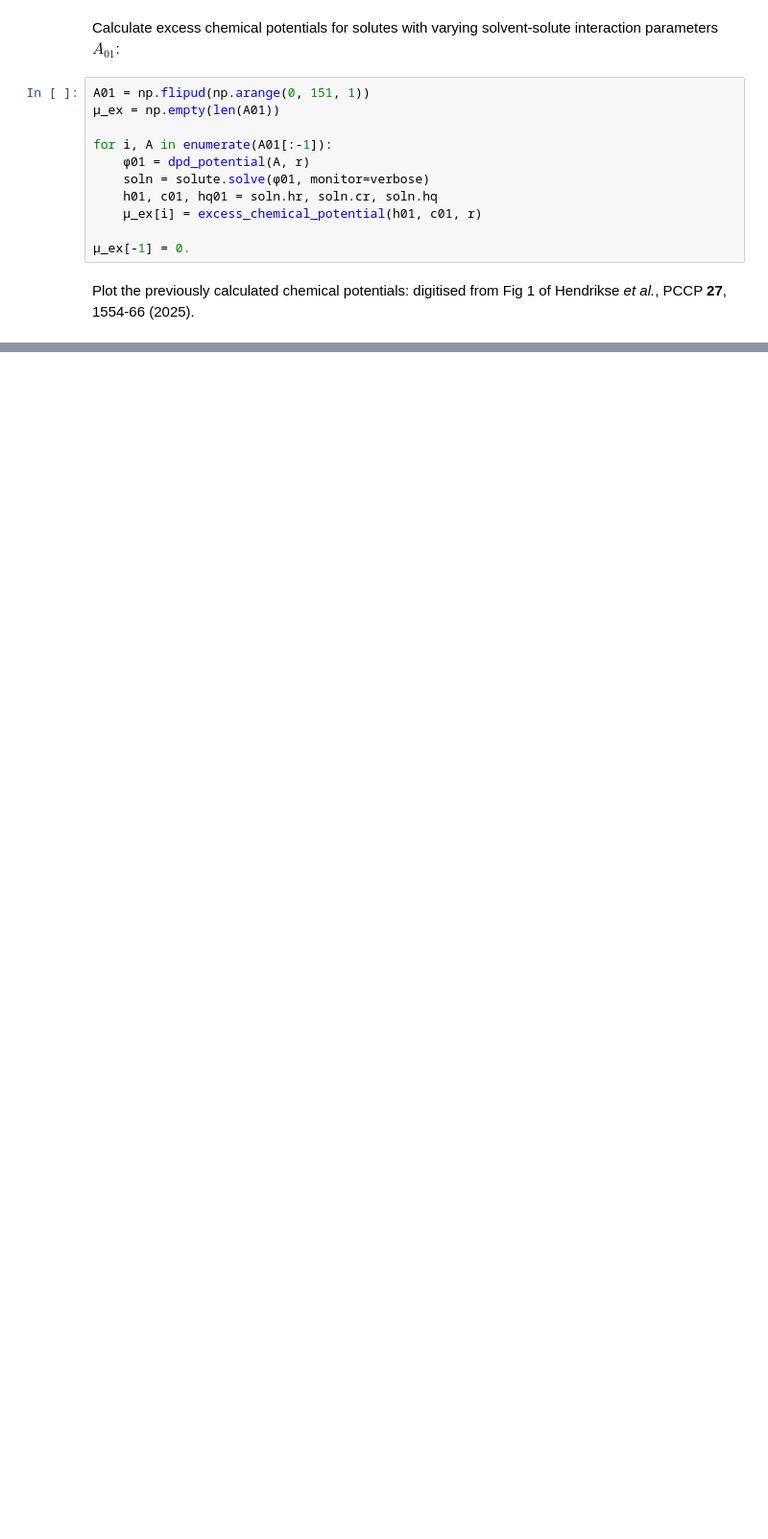
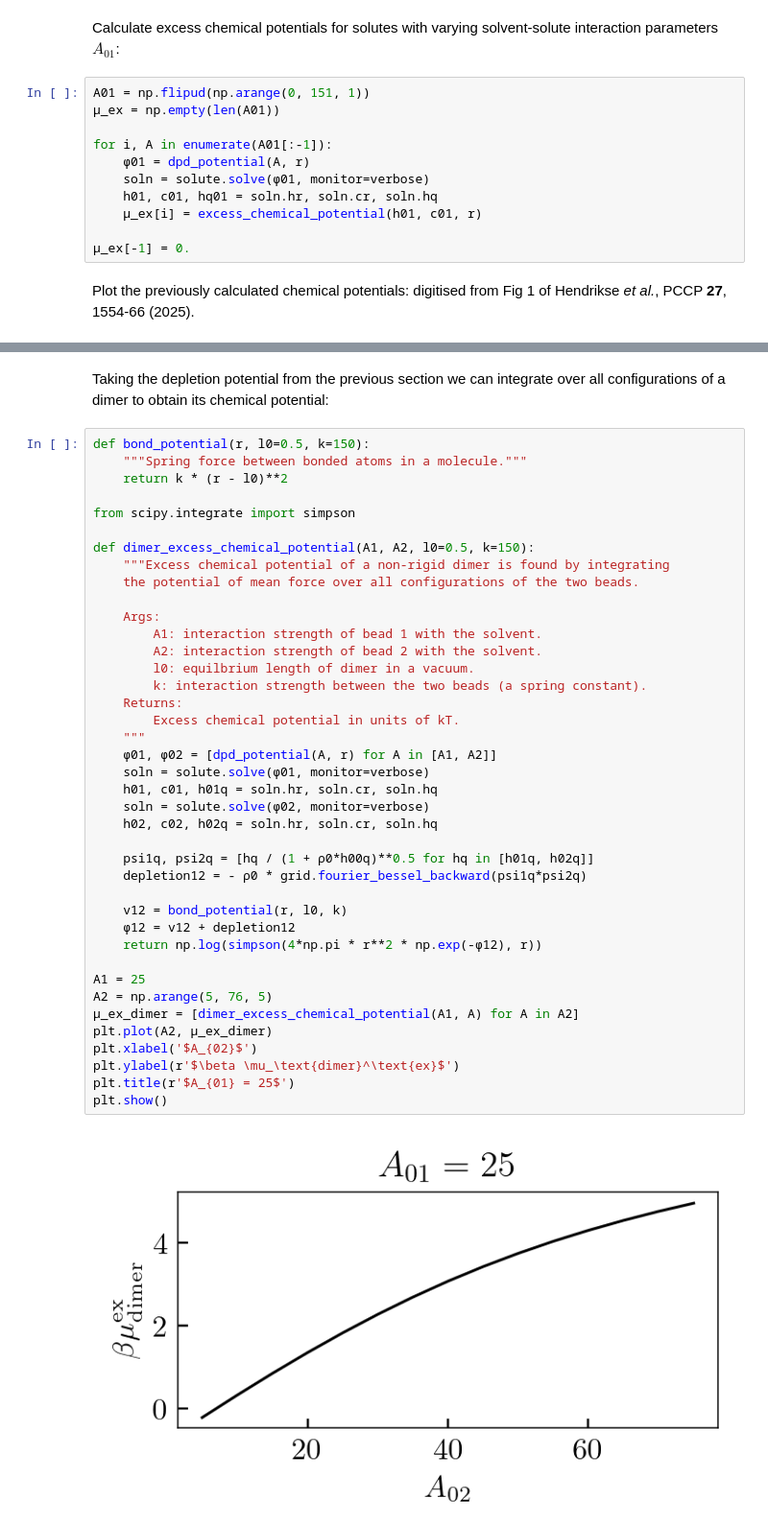
Before and after one commit to patrickbwarren/python3-HNC-solver, a Jupyter notebook: solute_demo.ipynb, the cells around one changed output, grey strips where cells are left out. Shown: that part at 96% size. Cells and saved outputs as stored; diff of their text form; blank space fills up the shorter version.

```diff
--- a/solute_demo.ipynb
+++ b/solute_demo.ipynb
@@ -209,0 +218,44 @@ plt.show()
+# %% [markdown]
+Taking the depletion potential from the previous section we can integrate over all configurations of a dimer to obtain its chemical potential:
+# %%
+def bond_potential(r, l0=0.5, k=150):
+    """Spring force between bonded atoms in a molecule."""
+    return k * (r - l0)**2
+
+from scipy.integrate import simpson
+
+def dimer_excess_chemical_potential(A1, A2, l0=0.5, k=150):
+    """Excess chemical potential of a non-rigid dimer is found by integrating
+    the potential of mean force over all configurations of the two beads.
+
+    Args:
+        A1: interaction strength of bead 1 with the solvent.
+        A2: interaction strength of bead 2 with the solvent.
+        l0: equilbrium length of dimer in a vacuum.
+        k: interaction strength between the two beads (a spring constant).
+    Returns:
+        Excess chemical potential in units of kT.
+    """
+    φ01, φ02 = [dpd_potential(A, r) for A in [A1, A2]]
+    soln = solute.solve(φ01, monitor=verbose)
+    h01, c01, h01q = soln.hr, soln.cr, soln.hq
+    soln = solute.solve(φ02, monitor=verbose)
+    h02, c02, h02q = soln.hr, soln.cr, soln.hq
+
+    psi1q, psi2q = [hq / (1 + ρ0*h00q)**0.5 for hq in [h01q, h02q]]
+    depletion12 = - ρ0 * grid.fourier_bessel_backward(psi1q*psi2q)
+
+    v12 = bond_potential(r, l0, k)
+    φ12 = v12 + depletion12
+    return np.log(simpson(4*np.pi * r**2 * np.exp(-φ12), r))
+
+A1 = 25
+A2 = np.arange(5, 76, 5)
+μ_ex_dimer = [dimer_excess_chemical_potential(A1, A) for A in A2]
+plt.plot(A2, μ_ex_dimer)
+plt.xlabel('$A_{02}$')
+plt.ylabel(r'$\beta \mu_\text{dimer}^\text{ex}$')
+plt.title(r'$A_{01} = 25$')
+plt.show()
+# %% [output]
+[figure, added]
```
Also changed, not shown: parts of 6 cells of this notebook.
